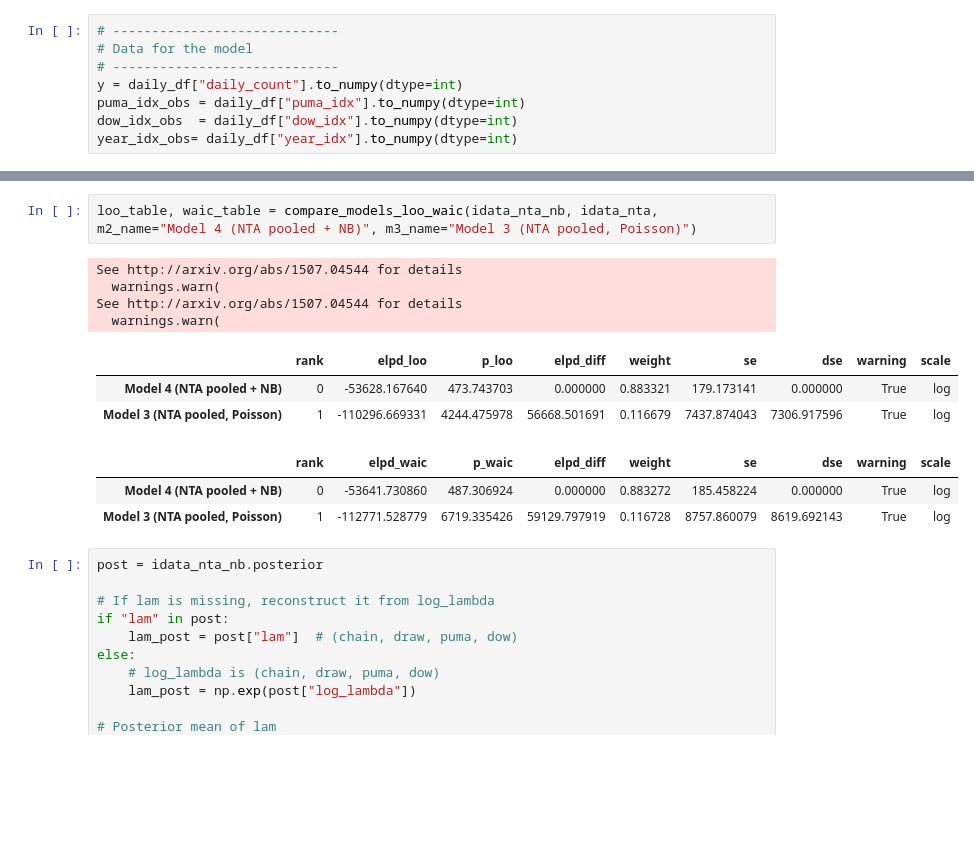
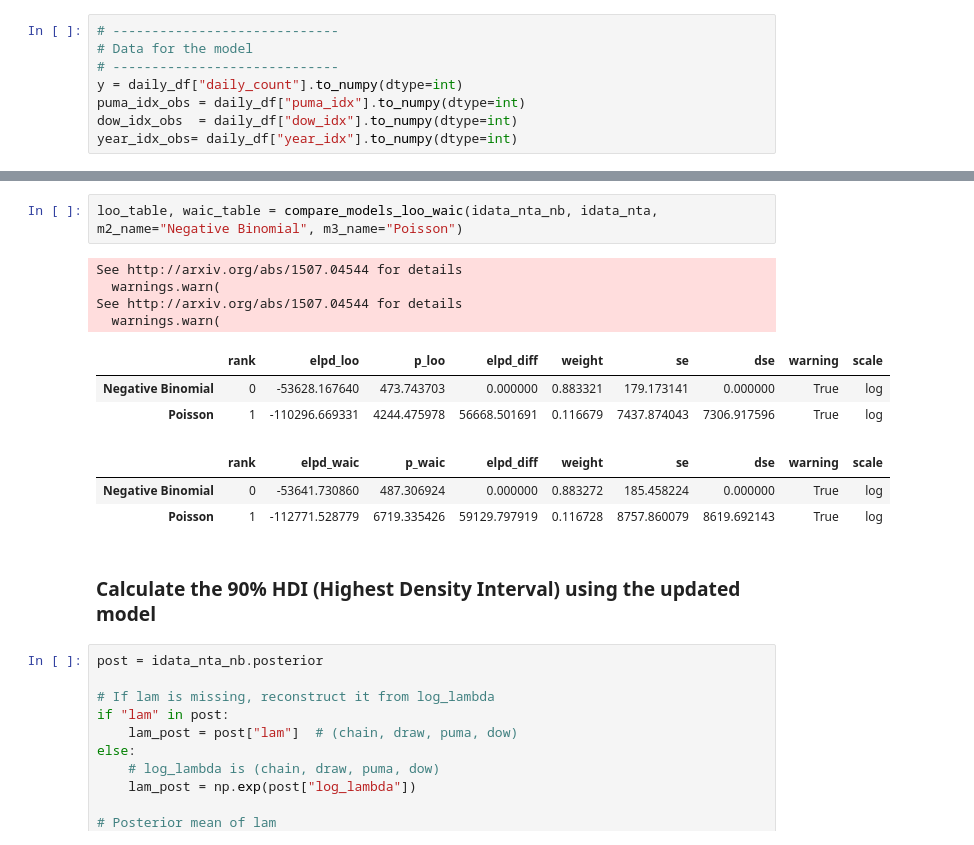
Before and after one commit to mosesmc52/nyc-311-bayesian-noise-models, a Jupyter notebook: notebooks/4_testing_predictions_on_2025.ipynb, the cells around one changed output, grey strips where cells are left out. Saved outputs shown, nothing was run; the diff lists cells and outputs as text; blank space fills up the shorter version.

```diff
--- a/notebooks/4_testing_predictions_on_2025.ipynb
+++ b/notebooks/4_testing_predictions_on_2025.ipynb
@@ -380,16 +453,18 @@ The effective sample size per chain is smaller than 100 for some parameters.  A
 # %%
-loo_table, waic_table = compare_models_loo_waic(idata_nta_nb, idata_nta, m2_name="Model 4 (NTA pooled + NB)", m3_name="Model 3 (NTA pooled, Poisson)")
+loo_table, waic_table = compare_models_loo_waic(idata_nta_nb, idata_nta, m2_name="Negative Binomial", m3_name="Poisson")
 # %% [output]
 See http://arxiv.org/abs/1507.04544 for details
   warnings.warn(
 See http://arxiv.org/abs/1507.04544 for details
   warnings.warn(
 |  | rank | elpd_loo | p_loo | elpd_diff | weight | se | dse | warning | scale |
-| Model 4 (NTA pooled + NB) | 0 | -53628.167640 | 473.743703 | 0.000000 | 0.883321 | 179.173141 | 0.000000 | True | log |
-| Model 3 (NTA pooled, Poisson) | 1 | -110296.669331 | 4244.475978 | 56668.501691 | 0.116679 | 7437.874043 | 7306.917596 | True | log |
+| Negative Binomial | 0 | -53628.167640 | 473.743703 | 0.000000 | 0.883321 | 179.173141 | 0.000000 | True | log |
+| Poisson | 1 | -110296.669331 | 4244.475978 | 56668.501691 | 0.116679 | 7437.874043 | 7306.917596 | True | log |
 |  | rank | elpd_waic | p_waic | elpd_diff | weight | se | dse | warning | scale |
-| Model 4 (NTA pooled + NB) | 0 | -53641.730860 | 487.306924 | 0.000000 | 0.883272 | 185.458224 | 0.000000 | True | log |
-| Model 3 (NTA pooled, Poisson) | 1 | -112771.528779 | 6719.335426 | 59129.797919 | 0.116728 | 8757.860079 | 8619.692143 | True | log |
+| Negative Binomial | 0 | -53641.730860 | 487.306924 | 0.000000 | 0.883272 | 185.458224 | 0.000000 | True | log |
+| Poisson | 1 | -112771.528779 | 6719.335426 | 59129.797919 | 0.116728 | 8757.860079 | 8619.692143 | True | log |
+# %% [markdown]
+### Calculate the 90% HDI (Highest Density Interval) using the updated model
 # %%
 post = idata_nta_nb.posterior
 
```
Also changed, not shown: parts of 40 cells of this notebook, 2 other files.
